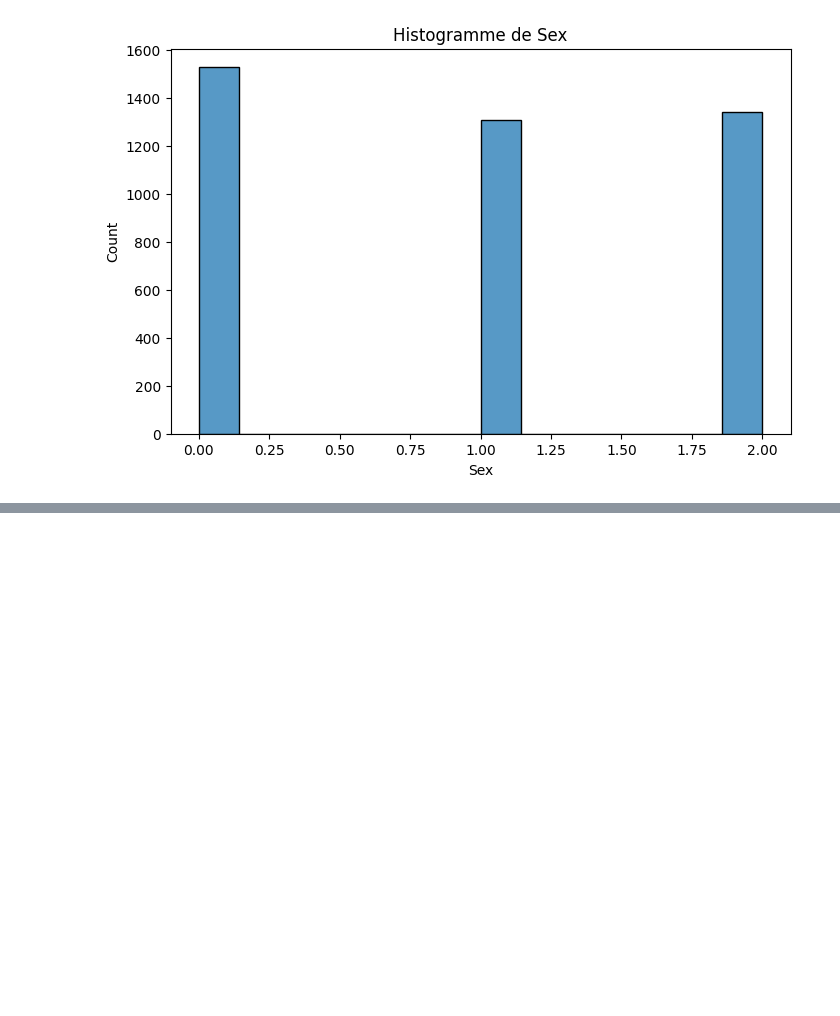
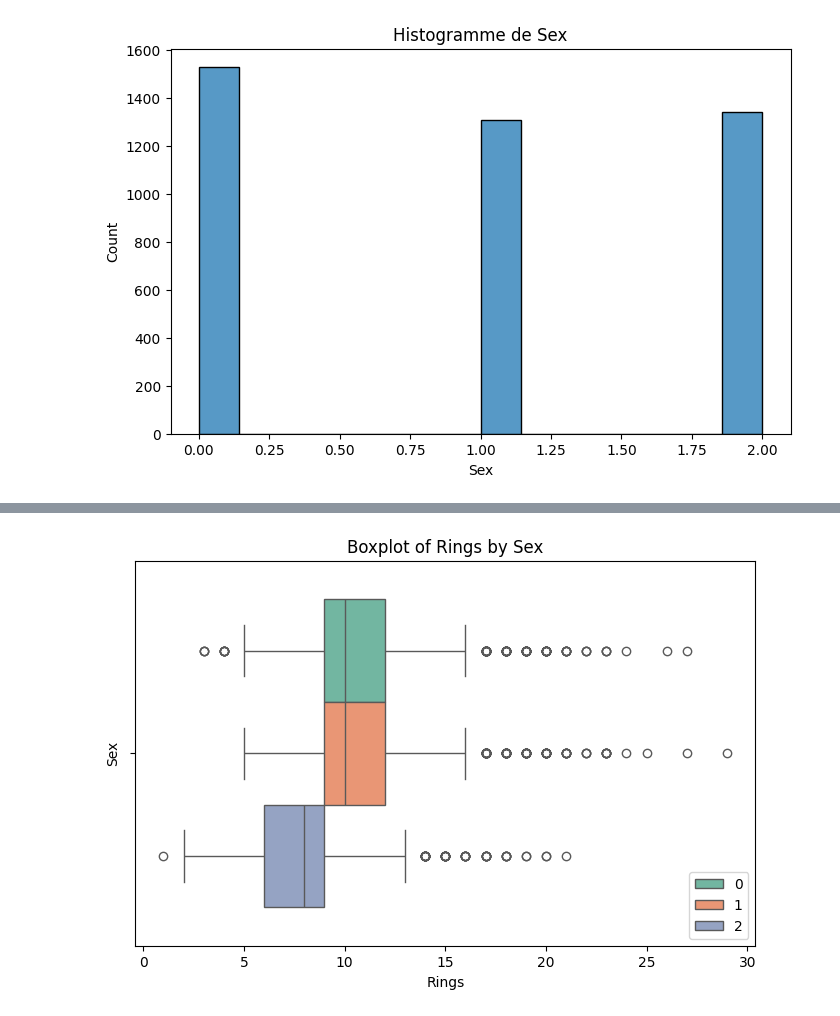
Before and after one commit to Aritendry/Abalone_Dr_Rene, a Jupyter notebook: benchmark.ipynb, the cells around one changed output, grey strips where cells are left out. Saved outputs shown, nothing was run; the diff lists cells and outputs as text; code cells hidden in the pictures; blank space fills up the shorter version.

```diff
--- a/benchmark.ipynb
+++ b/benchmark.ipynb
@@ -111,0 +119,10 @@ plt.show()
+# %%
+plt.figure(figsize = (8,5))
+sns.boxplot(x = 'Rings', data = df_abalone, hue = 'Sex', palette = 'Set2')
+plt.legend(loc = 'lower right')
+plt.title('Boxplot of Rings by Sex')
+plt.xlabel("Rings")
+plt.ylabel("Sex")
+plt.show()
+# %% [output]
+[figure, added]
```
Also changed, not shown: parts of 4 cells of this notebook, 1 other file.
